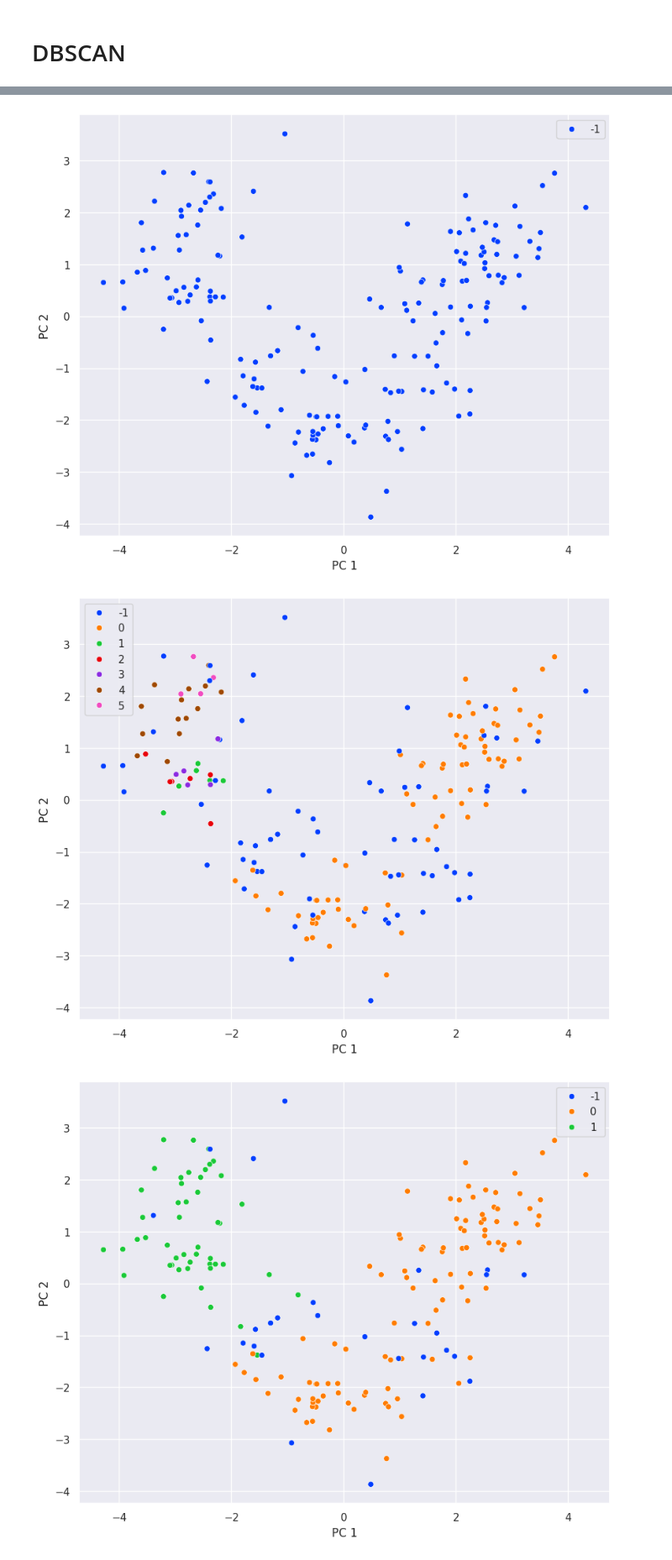
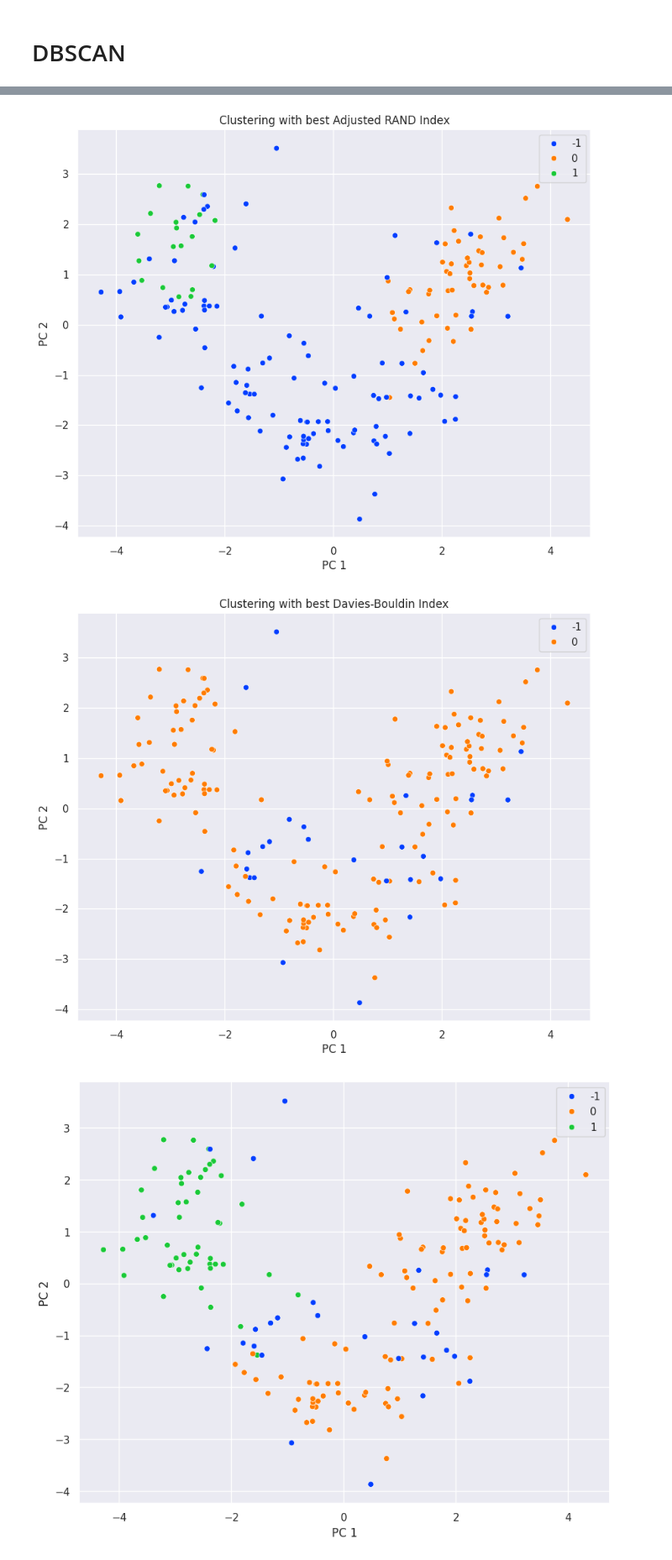
Before and after one commit to SerMisterMish/Statistical_and_Machine_Learning, a Jupyter notebook: unsupervised_learning/clustering/clustering.ipynb, the cells around one changed output, grey strips where cells are left out. Shown at 84% size. Cells and saved outputs as stored; diff of their text form; code cells hidden in the pictures.

Commit message:
New clustering algs

```diff
--- a/unsupervised_learning/clustering/clustering.ipynb
+++ b/unsupervised_learning/clustering/clustering.ipynb
@@ -253,16 +255,18 @@ Traceback (most recent call last):
 # %%
-pcaplot = sns.scatterplot(x=df_pca[:,0], y=df_pca[:, 1], hue=dbs_ar.best_estimator_.labels_, palette="bright")
+pcaplot = sns.scatterplot(x=df_pca[:,0], y=df_pca[:, 1], hue=dbs_best_ar['model'].labels_, palette="bright")
 pcaplot.set_xlabel("PC 1")
 pcaplot.set_ylabel("PC 2")
+pcaplot.set_title("Clustering with best Adjusted RAND Index")
 
 plt.show()
 
-pcaplot = sns.scatterplot(x=df_pca[:,0], y=df_pca[:, 1], hue=dbs_db.best_estimator_.labels_, palette="bright")
+pcaplot = sns.scatterplot(x=df_pca[:,0], y=df_pca[:, 1], hue=dbs_best_db['model'].labels_, palette="bright")
 pcaplot.set_xlabel("PC 1")
 pcaplot.set_ylabel("PC 2")
+pcaplot.set_title("Clustering with best Davies-Bouldin Index")
 
 plt.show()
 # %% [output]
-[figure, old version]
+[figure, new version]
-[figure, old version]
+[figure, new version]
 # %%
```
Also changed, not shown: parts of 6 cells of this notebook.
